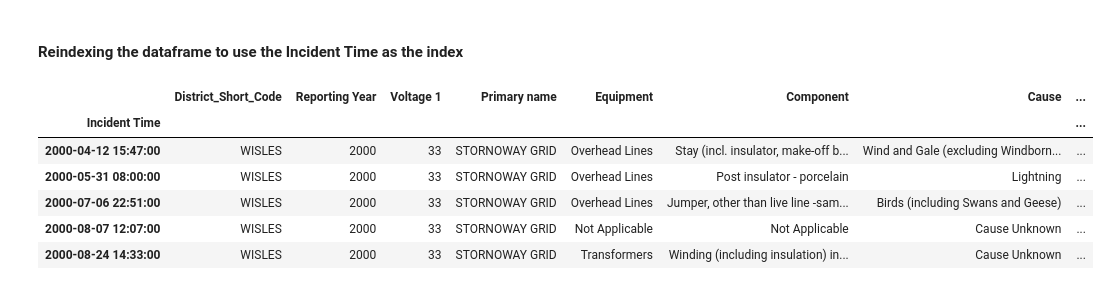
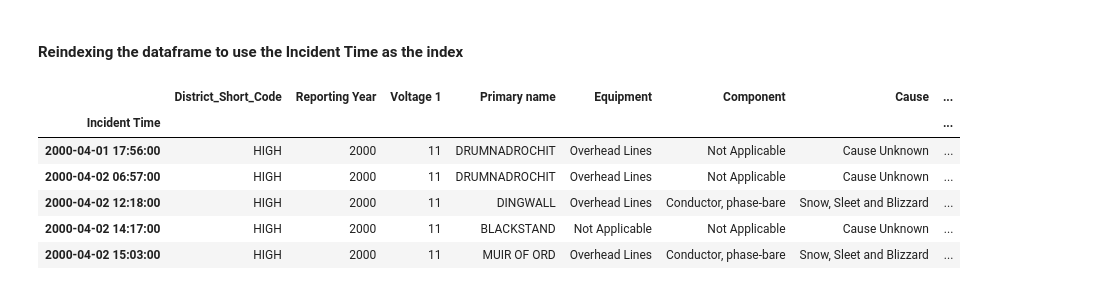
Before and after one commit to neilmartindev/shepd-eda, a Jupyter notebook: nafirs-shepd-eda.ipynb, the cells around one changed output. Saved outputs shown, nothing was run; the diff lists cells and outputs as text; code cells hidden in the pictures.

```diff
--- a/nafirs-shepd-eda.ipynb
+++ b/nafirs-shepd-eda.ipynb
@@ -53,11 +53,11 @@ array(['N/EAST', 'ARGYLL', 'HIGH', 'SHET', 'WISLES', 'ORKN', 'TAYCEN'],
 # %% [markdown]
 #### Stornoway Example
 # %%
-stornoway = shepd[(shepd['District_Short_Code'] == 'WISLES') & (shepd['Primary name'] == 'STORNOWAY GRID')]
+highlands = shepd[(shepd['District_Short_Code'] == 'HIGH')]
 
 columns_to_drop = ['Dist_HV_ref', 'NRN (North)', 'Primary Nrn', 'Equipment Code', 'Cause Code', 'Component Code']
-stornoway = stornoway.drop(columns=columns_to_drop)
+highlands = highlands.drop(columns=columns_to_drop)
 
-stornoway
+highlands
 # %% [output]
 |  | District_Short_Code | Reporting Year | Voltage 1 | Incident Time | Primary name | Equipment | Component | ... |
@@ -95,20 +95,20 @@ dtype: object
 # %% [markdown]
 #### Transformation of data types to datetime
 # %%
-stornoway['Incident Time'] = pd.to_datetime(stornoway['Incident Time'], format='%d/%m/%Y %H:%M')
+highlands['Incident Time'] = pd.to_datetime(highlands['Incident Time'], format='%d/%m/%Y %H:%M')
 # %% [markdown]
 #### Reindexing the dataframe to use the Incident Time as the index
 # %%
-stornoway.set_index(['Incident Time'], inplace=True)
+highlands.set_index(['Incident Time'], inplace=True)
 
-stornoway.head()
+highlands.head()
 # %% [output]
 |  | District_Short_Code | Reporting Year | Voltage 1 | Primary name | Equipment | Component | Cause | ... |
 | Incident Time |  |  |  |  |  |  |  | ... |
-| 2000-04-12 15:47:00 | WISLES | 2000 | 33 | STORNOWAY GRID | Overhead Lines | Stay (incl. insulator, make-off b... | Wind and Gale (excluding Windborn... | ... |
-| 2000-05-31 08:00:00 | WISLES | 2000 | 33 | STORNOWAY GRID | Overhead Lines | Post insulator - porcelain | Lightning | ... |
-| 2000-07-06 22:51:00 | WISLES | 2000 | 33 | STORNOWAY GRID | Overhead Lines | Jumper, other than live line -sam... | Birds (including Swans and Geese) | ... |
-| 2000-08-07 12:07:00 | WISLES | 2000 | 33 | STORNOWAY GRID | Not Applicable | Not Applicable | Cause Unknown | ... |
-| 2000-08-24 14:33:00 | WISLES | 2000 | 33 | STORNOWAY GRID | Transformers | Winding (including insulation) in... | Cause Unknown | ... |
+| 2000-04-01 17:56:00 | HIGH | 2000 | 11 | DRUMNADROCHIT | Overhead Lines | Not Applicable | Cause Unknown | ... |
+| 2000-04-02 06:57:00 | HIGH | 2000 | 11 | DRUMNADROCHIT | Overhead Lines | Not Applicable | Cause Unknown | ... |
+| 2000-04-02 12:18:00 | HIGH | 2000 | 11 | DINGWALL | Overhead Lines | Conductor, phase-bare | Snow, Sleet and Blizzard | ... |
+| 2000-04-02 14:17:00 | HIGH | 2000 | 11 | BLACKSTAND | Not Applicable | Not Applicable | Cause Unknown | ... |
+| 2000-04-02 15:03:00 | HIGH | 2000 | 11 | MUIR OF ORD | Overhead Lines | Conductor, phase-bare | Snow, Sleet and Blizzard | ... |
 # %%
 # Yearly incidents in Stornoway
```
Also changed, not shown: parts of 19 cells of this notebook.
